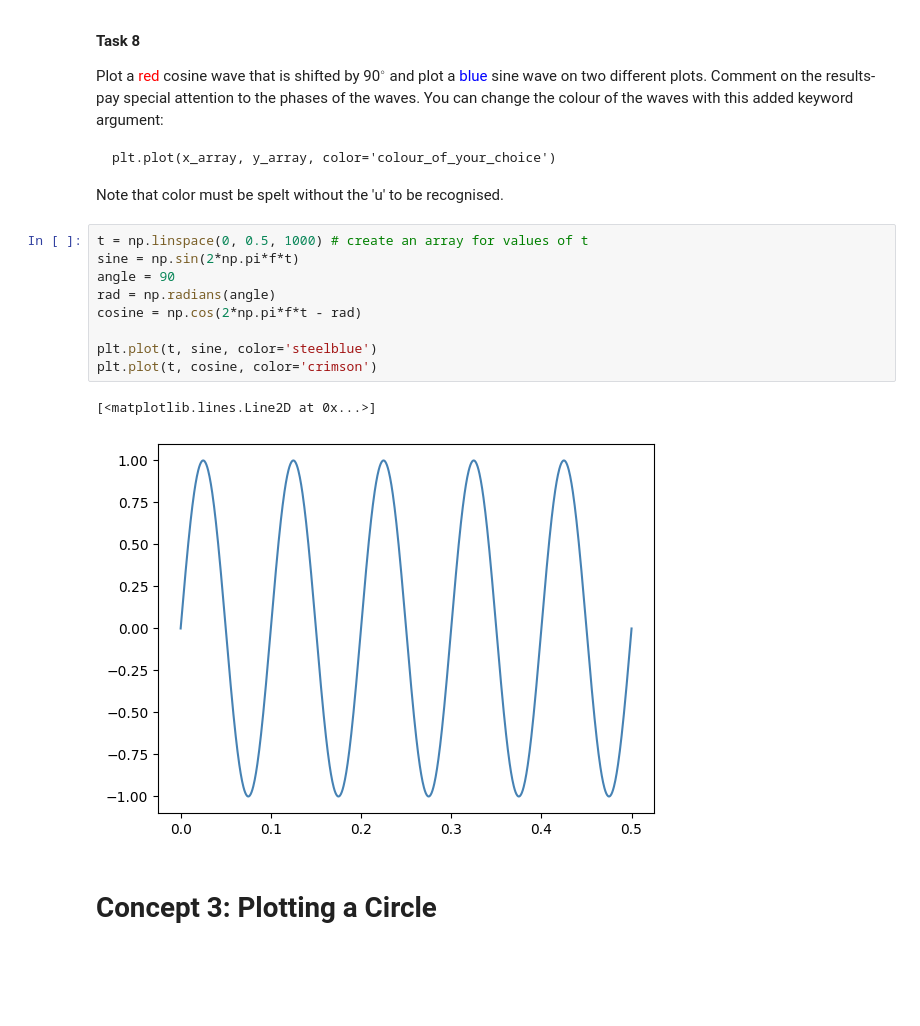
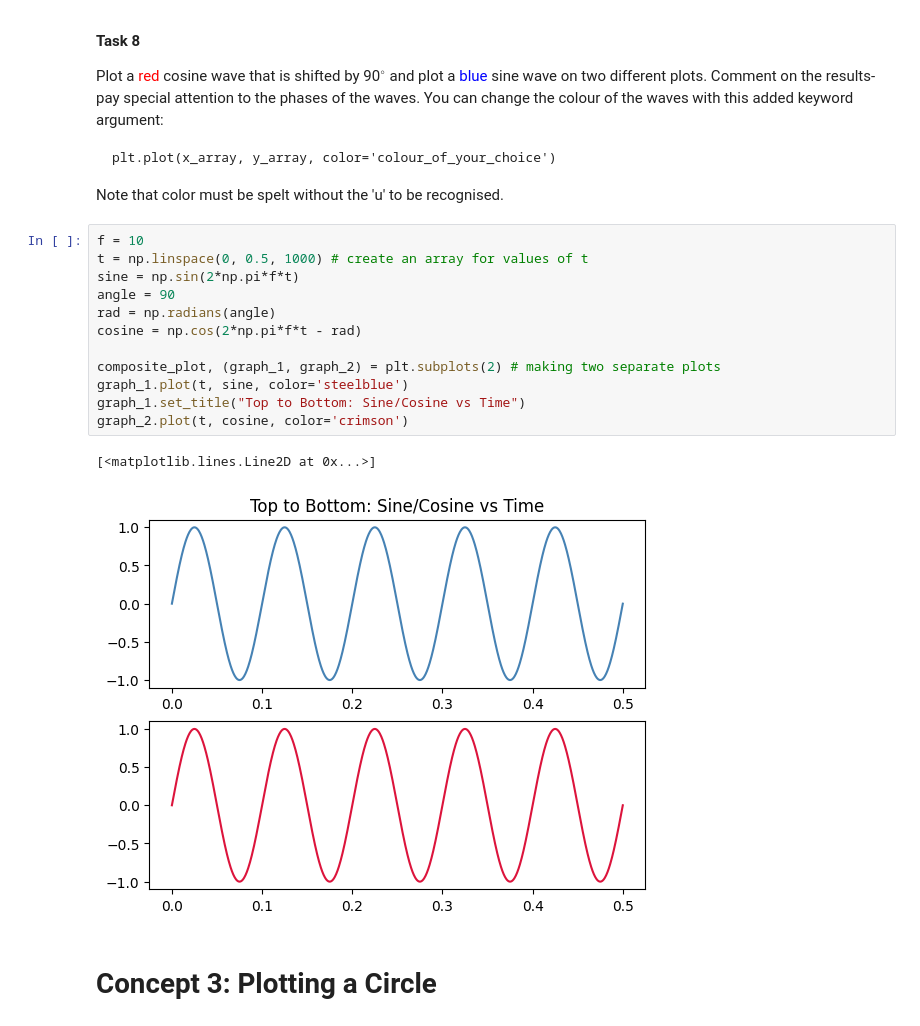
Before and after one commit to ElkePahl/NZIPconf2025_PythonModelling, a Jupyter notebook: Python_Notebook_No_1_Solutions.ipynb, the cells around one changed output. Cells and saved outputs as stored; diff of their text form; blank space fills up the shorter version.

````diff
--- a/Python_Notebook_No_1_Solutions.ipynb
+++ b/Python_Notebook_No_1_Solutions.ipynb
@@ -328,17 +328,20 @@ plt.plot(x_array, y_array, color='colour_of_your_choice')
 ```
 Note that color must be spelt without the 'u' to be recognised.
 # %%
+f = 10
 t = np.linspace(0, 0.5, 1000) # create an array for values of t
 sine = np.sin(2*np.pi*f*t)
 angle = 90
 rad = np.radians(angle)
 cosine = np.cos(2*np.pi*f*t - rad)
 
-plt.plot(t, sine, color='steelblue')
-plt.plot(t, cosine, color='crimson')
+composite_plot, (graph_1, graph_2) = plt.subplots(2) # making two separate plots
+graph_1.plot(t, sine, color='steelblue')
+graph_1.set_title("Top to Bottom: Sine/Cosine vs Time")
+graph_2.plot(t, cosine, color='crimson')
 # %% [output]
 [<matplotlib.lines.Line2D at 0x...>]
-[figure, old version]
+[figure, new version]
 # %% [markdown]
 # Concept 3: Plotting a Circle
 # %% [markdown]
````
